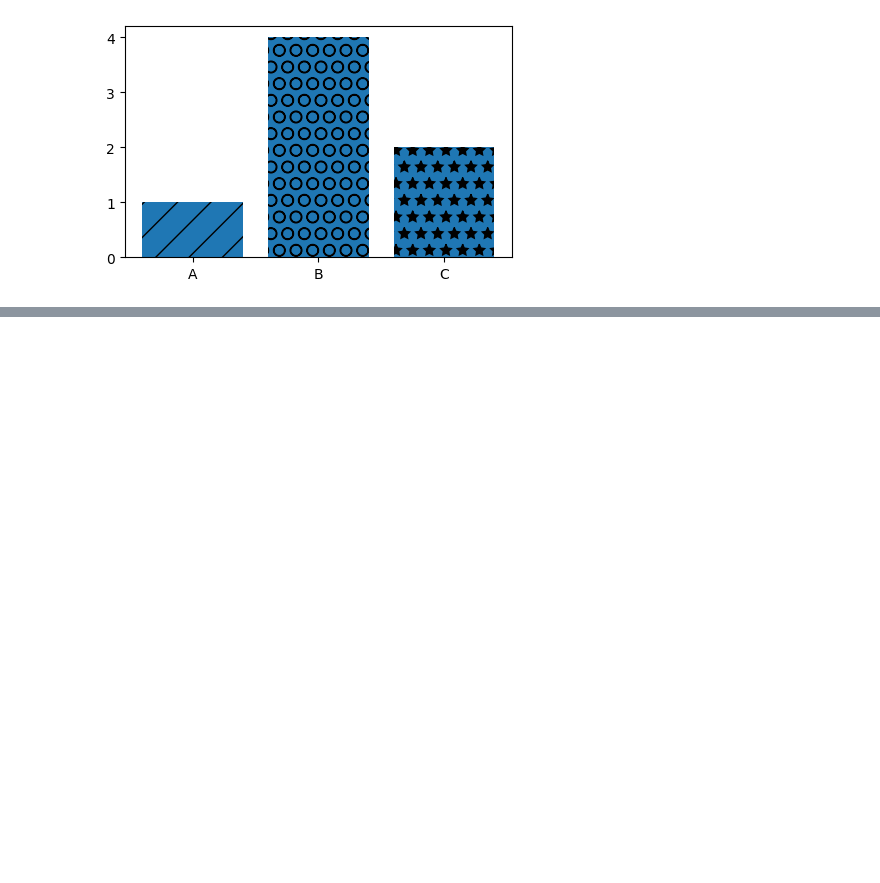
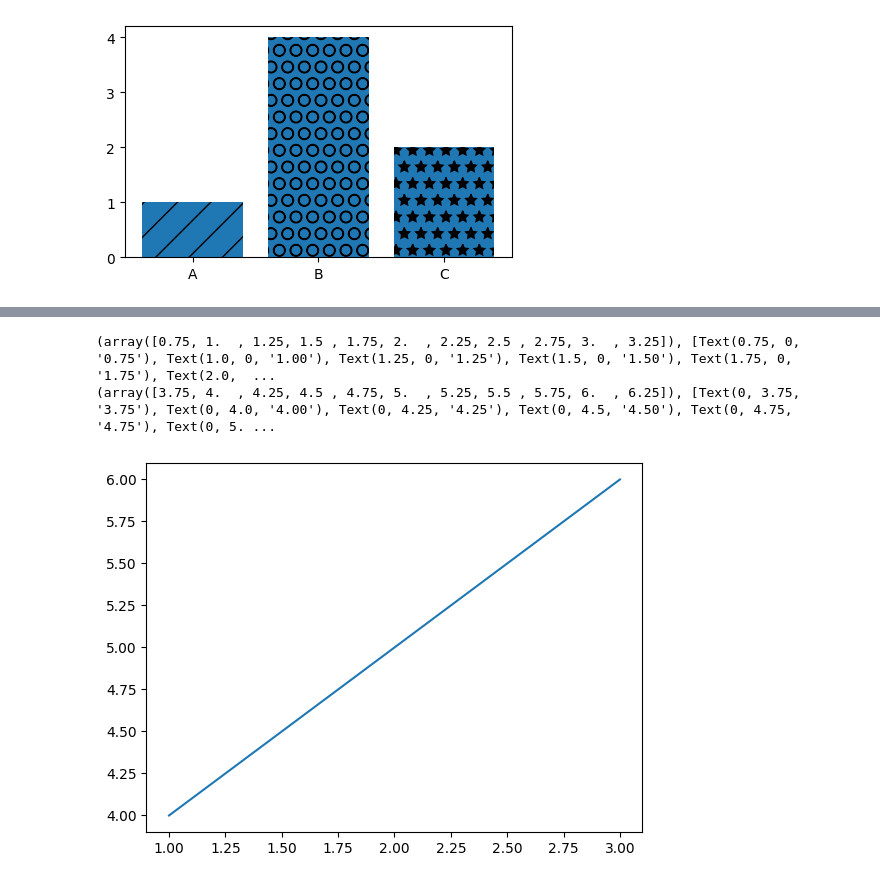
Before and after one commit to Suvam-paul145/Data-Analysis, a Jupyter notebook: Matplotlib/matplotlib.ipynb, the cells around one changed output, grey strips where cells are left out. Cells and saved outputs as stored; diff of their text form; code cells hidden in the pictures; blank space fills up the shorter version.

```diff
--- a/Matplotlib/matplotlib.ipynb
+++ b/Matplotlib/matplotlib.ipynb
@@ -168,0 +170,10 @@ plt.show()
+# %%
+import matplotlib.pyplot as plt
+
+plt.plot([1, 2, 3], [4, 5, 6])
+print(plt.xticks())  # Get current x-tick locations and labels
+print(plt.yticks())  # Get current y-tick locations and labels
+# %% [output]
+(array([0.75, 1.  , 1.25, 1.5 , 1.75, 2.  , 2.25, 2.5 , 2.75, 3.  , 3.25]), [Text(0.75, 0, '0.75'), Text(1.0, 0, '1.00'), Text(1.25, 0, '1.25'), Text(1.5, 0, '1.50'), Text(1.75, 0, '1.75'), Text(2.0,  ...
+(array([3.75, 4.  , 4.25, 4.5 , 4.75, 5.  , 5.25, 5.5 , 5.75, 6.  , 6.25]), [Text(0, 3.75, '3.75'), Text(0, 4.0, '4.00'), Text(0, 4.25, '4.25'), Text(0, 4.5, '4.50'), Text(0, 4.75, '4.75'), Text(0, 5. ...
+[figure, added]
```
Also changed, not shown: parts of 14 cells of this notebook, 5 other files.
